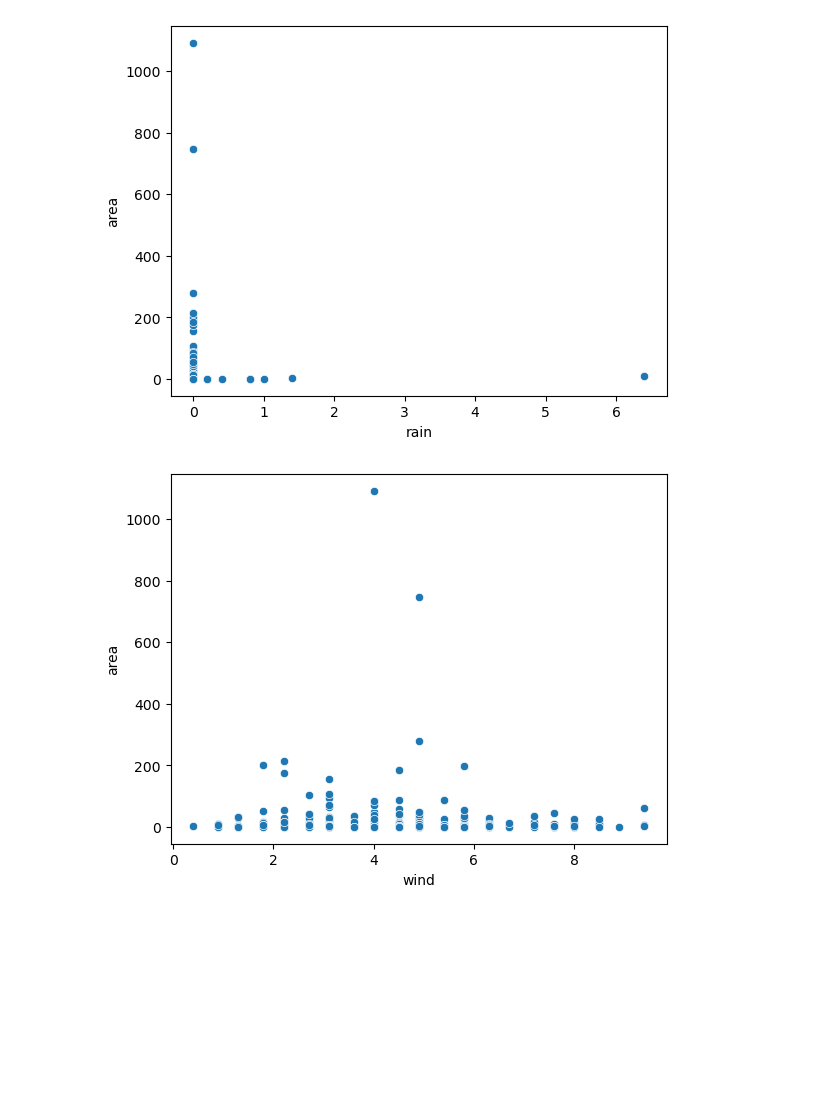
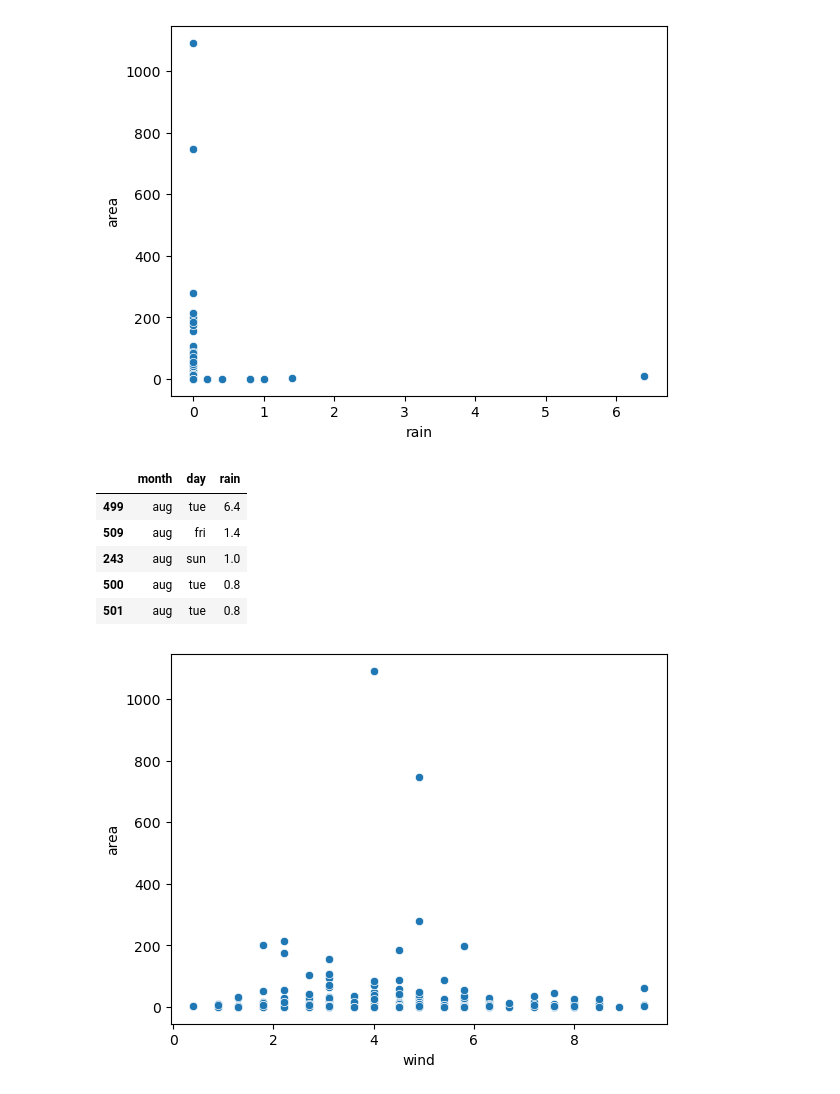
Before and after one commit to SantanaSabrina/forest-fires, a Jupyter notebook: SS notebooks/Explore.ipynb, the cells around one changed output. Saved outputs shown, nothing was run; the diff lists cells and outputs as text; code cells hidden in the pictures; blank space fills up the shorter version.

```diff
--- a/SS notebooks/Explore.ipynb
+++ b/SS notebooks/Explore.ipynb
@@ -294,6 +336,16 @@ sns.scatterplot(data=df, x="rain", y="area")
 plt.show()
 # %% [output]
 [figure]
+# %%
+highest_rain = df.sort_values(by='rain', ascending=False)[['month', 'day', 'rain']].head()
+highest_rain
+# %% [output]
+|  | month | day | rain |
+| 499 | aug | tue | 6.4 |
+| 509 | aug | fri | 1.4 |
+| 243 | aug | sun | 1.0 |
+| 500 | aug | tue | 0.8 |
+| 501 | aug | tue | 0.8 |
 # %%
 # scatter plot of month & temperature
 sns.scatterplot(data=df, x="wind", y="area")
```
Also changed, not shown: parts of 16 cells of this notebook.
